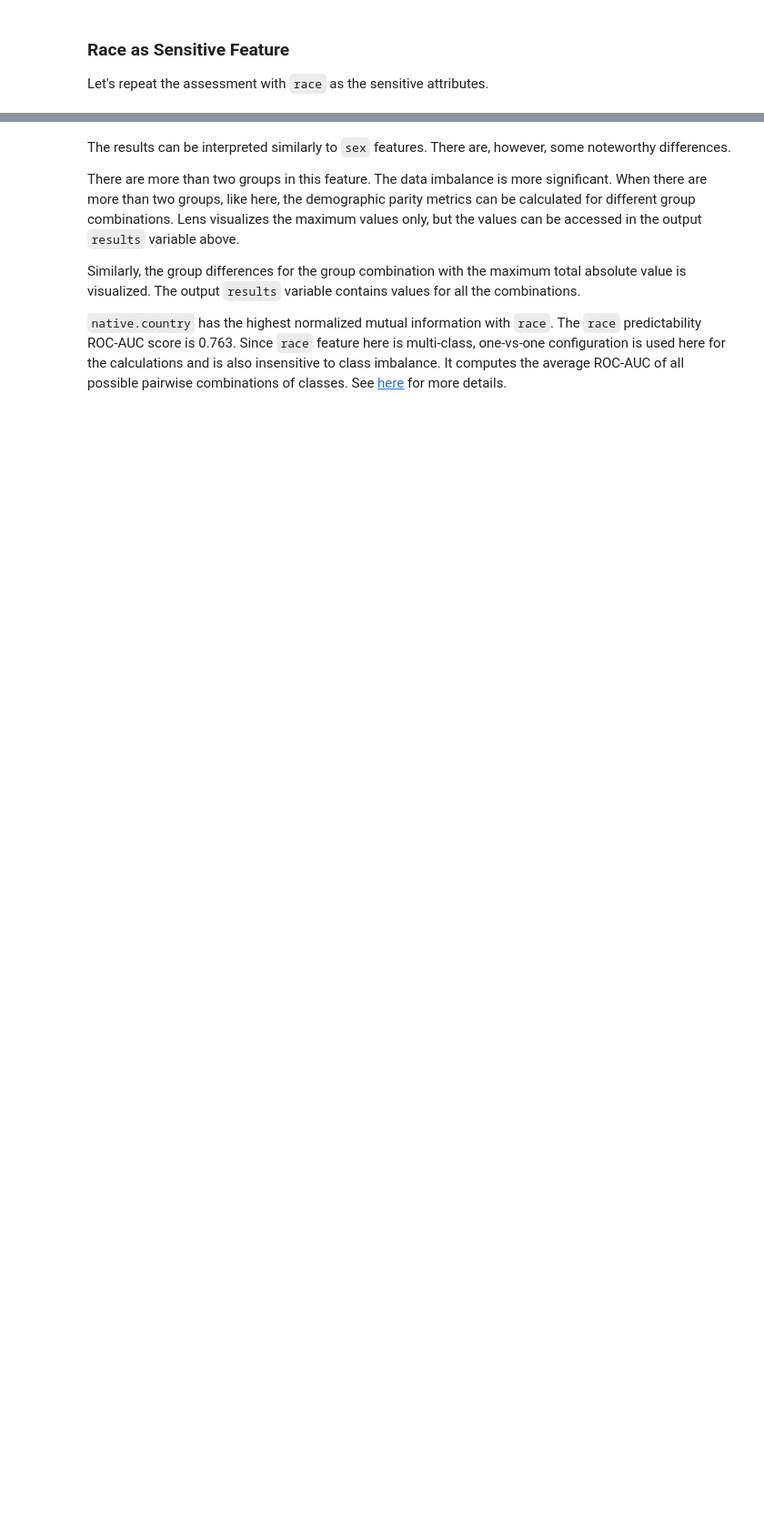
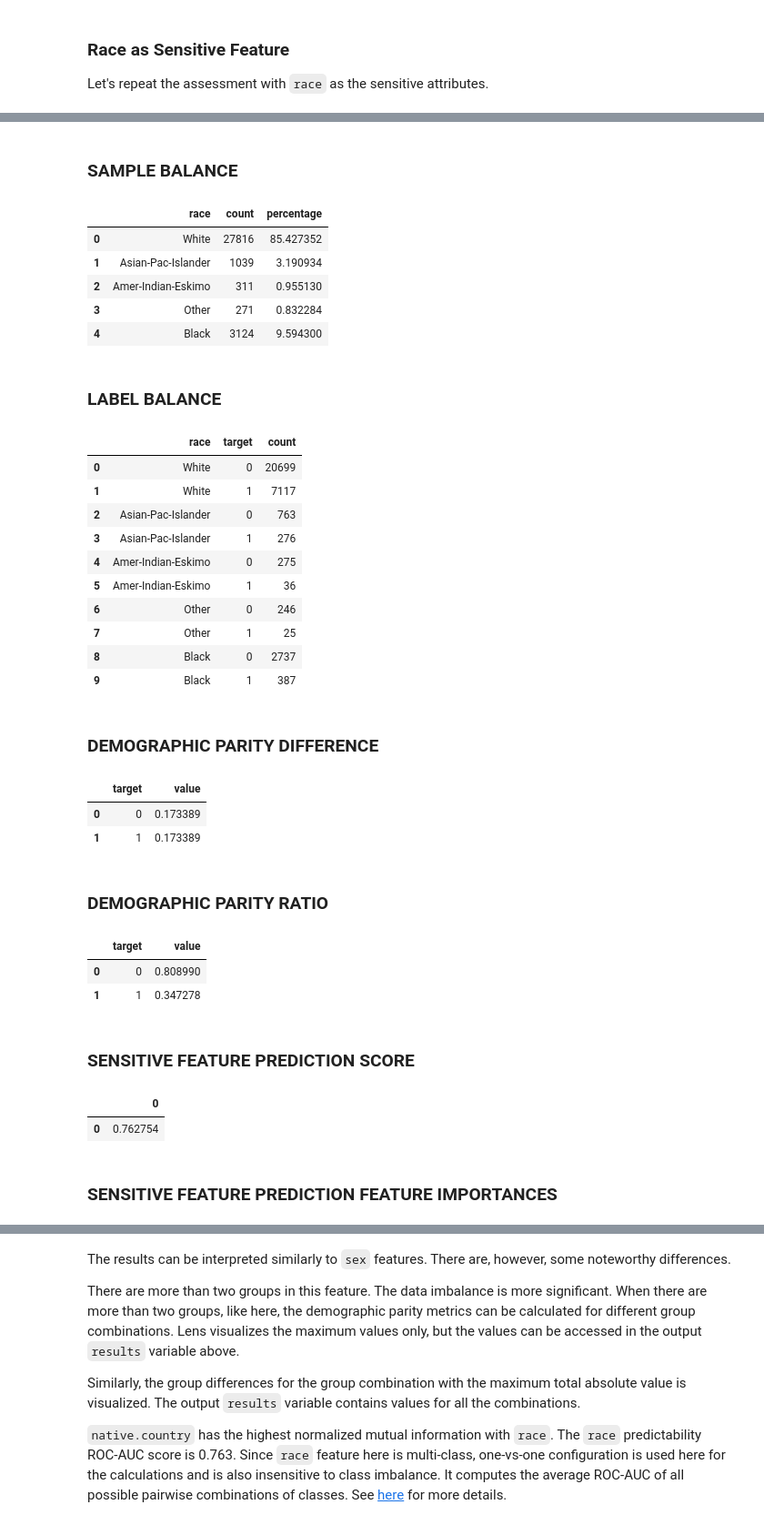
Before and after one commit to credo-ai/credoai_lens, a Jupyter notebook: docs/notebooks/lens_demos/dataset_assessment.ipynb, the cells around one changed output, grey strips where cells are left out. Shown at 91% size. Cells and saved outputs as stored; diff of their text form; code cells hidden in the pictures; blank space fills up the shorter version.

Commit message:
fixed bug with dataset report

```diff
--- a/docs/notebooks/lens_demos/dataset_assessment.ipynb
+++ b/docs/notebooks/lens_demos/dataset_assessment.ipynb
@@ -164,0 +191,34 @@ reports = lens.create_reports()
+# %%
+reporters, final_report = lens.create_reports('My Report', display_results=True)
+# %% [output]
+SAMPLE BALANCE
+|  | race | count | percentage |
+| 0 | White | 27816 | 85.427352 |
+| 1 | Asian-Pac-Islander | 1039 | 3.190934 |
+| 2 | Amer-Indian-Eskimo | 311 | 0.955130 |
+| 3 | Other | 271 | 0.832284 |
+| 4 | Black | 3124 | 9.594300 |
+LABEL BALANCE
+|  | race | target | count |
+| 0 | White | 0 | 20699 |
+| 1 | White | 1 | 7117 |
+| 2 | Asian-Pac-Islander | 0 | 763 |
+| 3 | Asian-Pac-Islander | 1 | 276 |
+| 4 | Amer-Indian-Eskimo | 0 | 275 |
+| 5 | Amer-Indian-Eskimo | 1 | 36 |
+| 6 | Other | 0 | 246 |
+| 7 | Other | 1 | 25 |
+| 8 | Black | 0 | 2737 |
+| 9 | Black | 1 | 387 |
+DEMOGRAPHIC PARITY DIFFERENCE
+|  | target | value |
+| 0 | 0 | 0.173389 |
+| 1 | 1 | 0.173389 |
+DEMOGRAPHIC PARITY RATIO
+|  | target | value |
+| 0 | 0 | 0.808990 |
+| 1 | 1 | 0.347278 |
+SENSITIVE FEATURE PREDICTION SCORE
+|  | 0 |
+| 0 | 0.762754 |
+SENSITIVE FEATURE PREDICTION FEATURE IMPORTANCES
```
Also changed, not shown: parts of 4 cells of this notebook, 4 other files.
